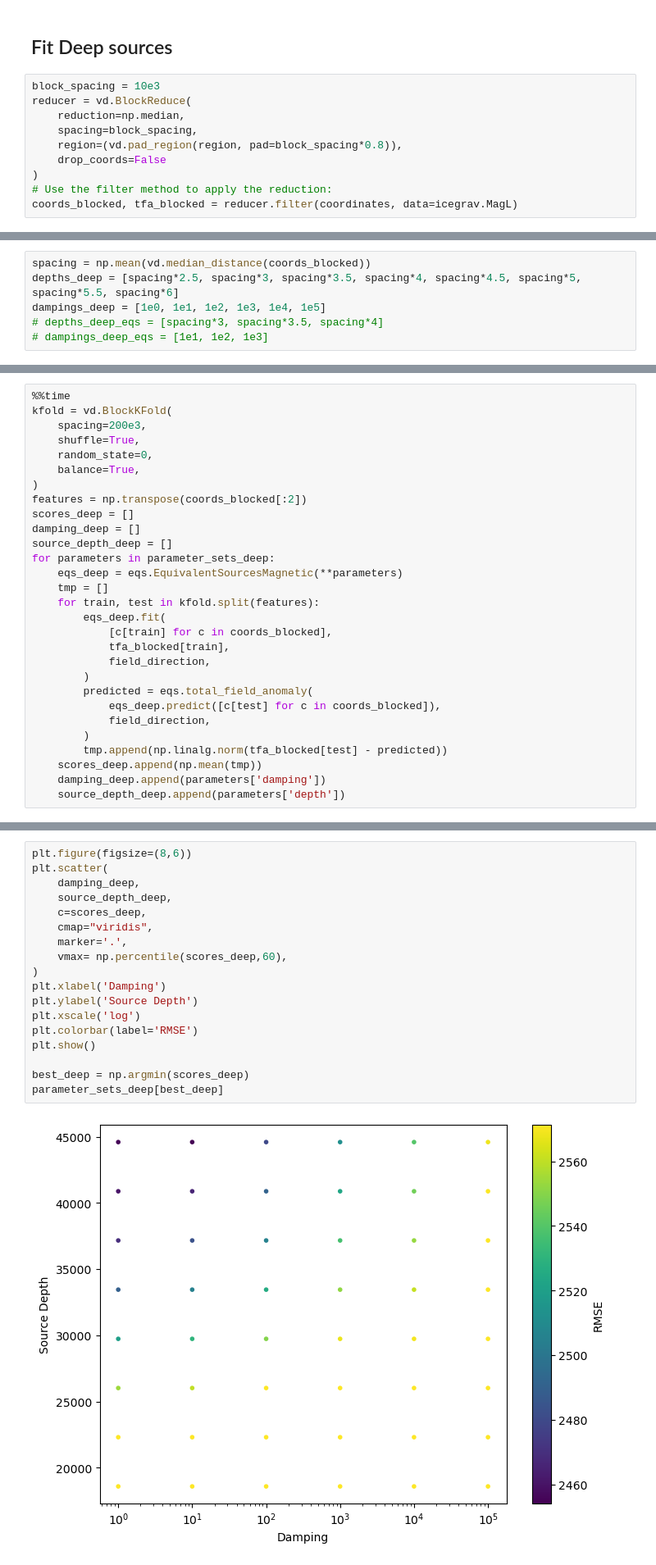
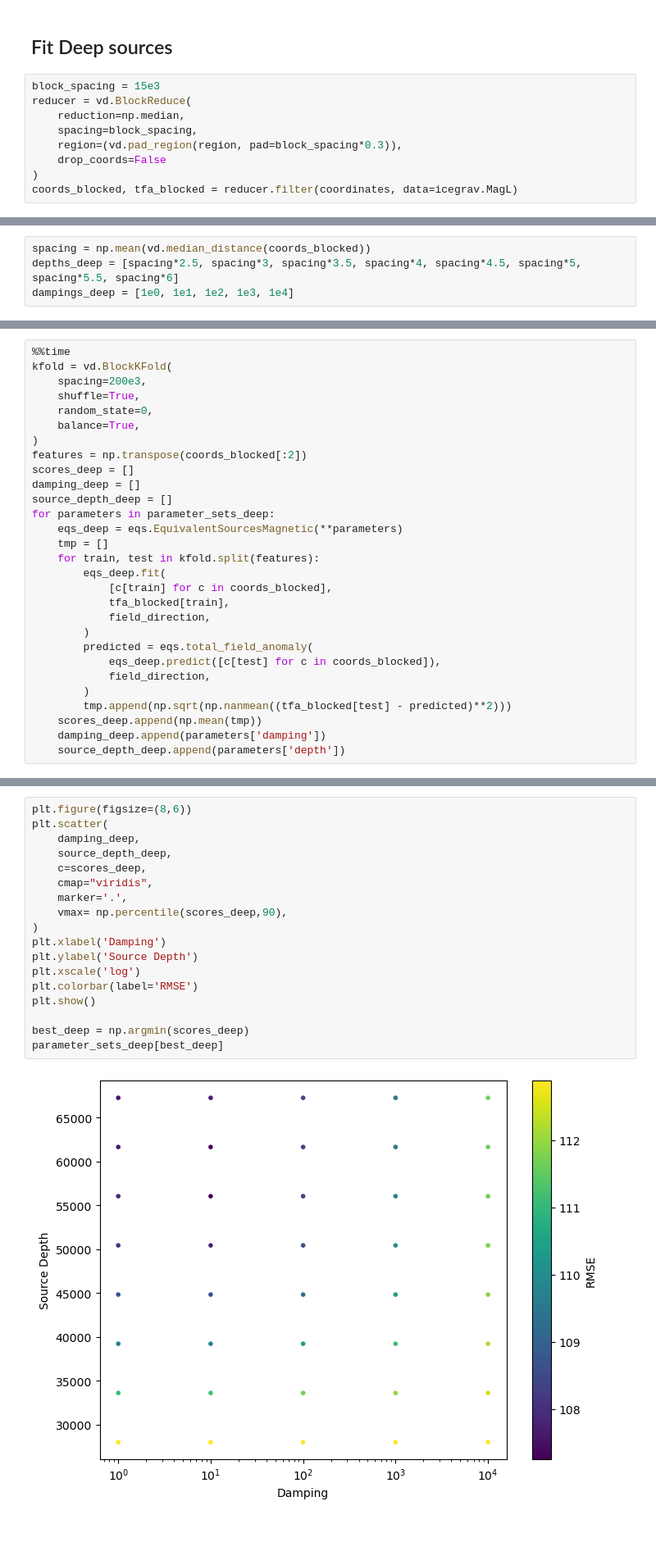
Before and after one commit to compgeolab/eqs-magnetic-dual-layer, a Jupyter notebook: code/07_icegrav_real.ipynb, the cells around one changed output, grey strips where cells are left out. Shown at 82% size. Drawn from its saved outputs; the diff is of its cells as text; blank space fills up the shorter version.

```diff
--- a/code/07_icegrav_real.ipynb
+++ b/code/07_icegrav_real.ipynb
@@ -50,14 +52,13 @@ plt.show()
 # %% [markdown]
 ## Fit Deep sources
 # %%
-block_spacing = 10e3
+block_spacing = 15e3
 reducer = vd.BlockReduce(
     reduction=np.median,
     spacing=block_spacing,
-    region=(vd.pad_region(region, pad=block_spacing*0.8)),
+    region=(vd.pad_region(region, pad=block_spacing*0.3)),
     drop_coords=False
 )
-# Use the filter method to apply the reduction:
 coords_blocked, tfa_blocked = reducer.filter(coordinates, data=icegrav.MagL)
 # %%
 plt.figure(figsize=(8,6))
@@ -73,9 +74,7 @@ plt.show()
 # %%
 spacing = np.mean(vd.median_distance(coords_blocked))
 depths_deep = [spacing*2.5, spacing*3, spacing*3.5, spacing*4, spacing*4.5, spacing*5, spacing*5.5, spacing*6]
-dampings_deep = [1e0, 1e1, 1e2, 1e3, 1e4, 1e5]
-# depths_deep_eqs = [spacing*3, spacing*3.5, spacing*4]
-# dampings_deep_eqs = [1e1, 1e2, 1e3]
+dampings_deep = [1e0, 1e1, 1e2, 1e3, 1e4]
 # %%
 parameter_sets_deep = [
     dict(damping=combo[0], depth=combo[1])
@@ -109,7 +108,7 @@ for parameters in parameter_sets_deep:
             eqs_deep.predict([c[test] for c in coords_blocked]),
             field_direction,
         )
-        tmp.append(np.linalg.norm(tfa_blocked[test] - predicted))
+        tmp.append(np.sqrt(np.nanmean((tfa_blocked[test] - predicted)**2)))
     scores_deep.append(np.mean(tmp))
     damping_deep.append(parameters['damping'])
     source_depth_deep.append(parameters['depth'])
@@ -119,20 +118,20 @@ Wall time: 1min 6s
 # %%
 plt.figure(figsize=(8,6))
 plt.scatter(
     damping_deep,
     source_depth_deep,
     c=scores_deep,
     cmap="viridis",
     marker='.',
-    vmax= np.percentile(scores_deep,60),
+    vmax= np.percentile(scores_deep,90),
 )
 plt.xlabel('Damping')
 plt.ylabel('Source Depth')
 plt.xscale('log')
 plt.colorbar(label='RMSE')
 plt.show()
 
 best_deep = np.argmin(scores_deep)
 parameter_sets_deep[best_deep]
 # %% [output]
-[figure, old version]
+[figure, new version]
```
Also changed, not shown: parts of 16 cells of this notebook, 3 other files.
